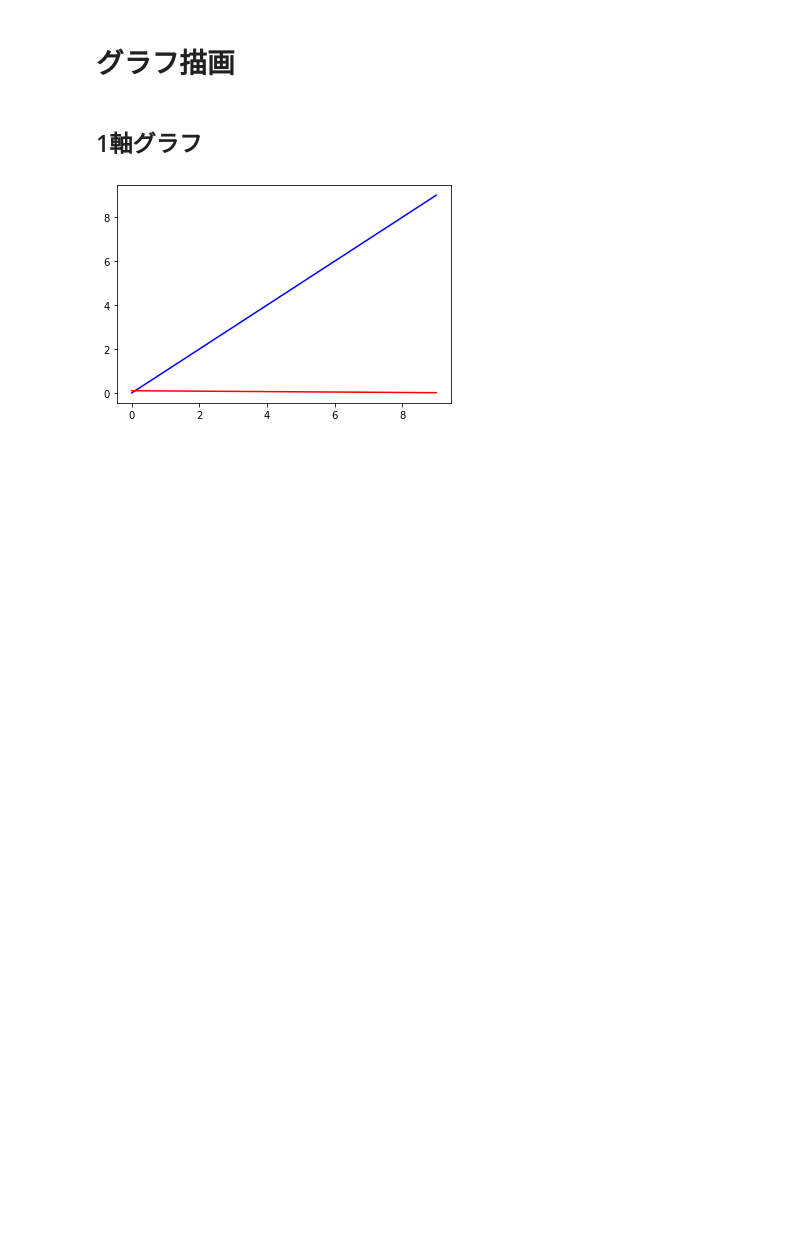
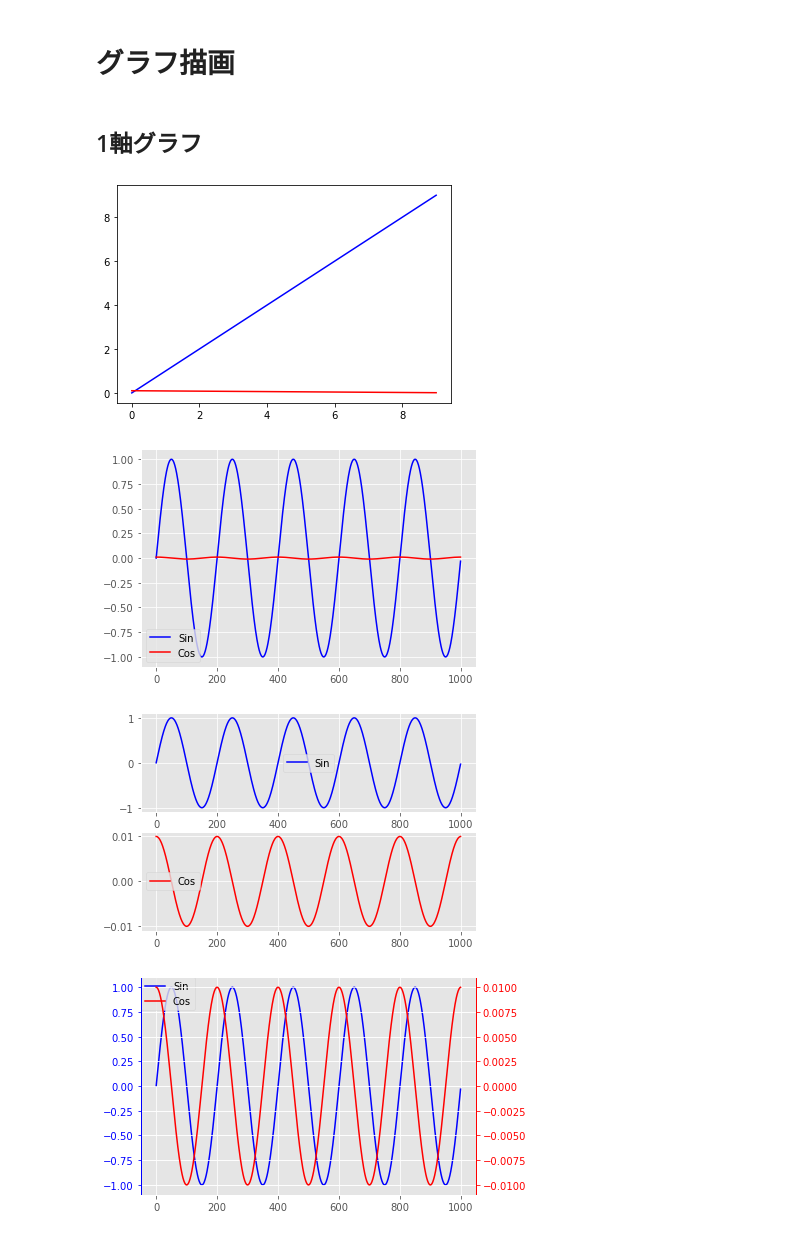
Before and after one commit to Data-Anal-Ojisan/DataAnalOji.hatena.sample, a Jupyter notebook: python_samples/blog_plot_2-axis_graph.ipynb, the cells around one changed output. Cells and saved outputs as stored; diff of their text form; code cells hidden in the pictures; blank space fills up the shorter version.

```diff
--- a/python_samples/blog_plot_2-axis_graph.ipynb
+++ b/python_samples/blog_plot_2-axis_graph.ipynb
@@ -20,3 +20,60 @@ ax.plot(d1, color="b");
 ax.plot(d2, color="r");
 # %% [output]
 [figure]
+# %%
+import numpy as np
+import pandas as pd
+
+%matplotlib inline
+import matplotlib.pyplot as plt
+plt.style.use("ggplot")
+
+# サンプルデータ
+N = np.arange(0, 10, 0.01)
+Sin = np.sin(N*np.pi) # Sin波
+Cos = np.cos(N*np.pi)/100 # Cos波（振幅=1/100）
+
+color1 = "b"
+color2 = "r"
+
+# 1軸
+fig = plt.figure()
+ax = fig.add_subplot(1,1,1)
+ax.plot(Sin, color=color1, label="Sin")
+ax.plot(Cos, color=color2, label="Cos")
+ax.legend()
+
+# 1軸＊２
+fig = plt.figure()
+ax1 = fig.add_subplot(2,1,1)
+ax2 = fig.add_subplot(2,1,2)
+
+ax1.plot(Sin, color=color1, label="Sin")
+ax2.plot(Cos, color=color2, label="Cos")
+ax1.legend()
+ax2.legend()
+
+# 2軸
+fig = plt.figure()
+ax1 = fig.add_subplot(1,1,1)
+ax2 = ax1.twinx()
+
+
+ax1.plot(Sin, color=color1, label="Sin")
+ax2.plot(Cos, color=color2, label="Cos")
+# 凡例
+# グラフの本体設定時に、ラベルを手動で設定する必要があるのは、barplotのみ。plotは自動で設定される＞
+handler1, label1 = ax1.get_legend_handles_labels()
+handler2, label2 = ax2.get_legend_handles_labels()
+# 凡例をまとめて出力する
+ax1.legend(handler1 + handler2, label1 + label2, loc=2, borderaxespad=0.)
+
+ax2.spines['left'].set_color(color1)
+ax2.spines['right'].set_color(color2)
+# 軸の縦線の色を変更している
+ax1.tick_params(axis='y', colors=color1)
+ax2.tick_params(axis='y', colors=color2)
+# %% [output]
+[figure, added]
+[figure, added]
+[figure, added]
```
